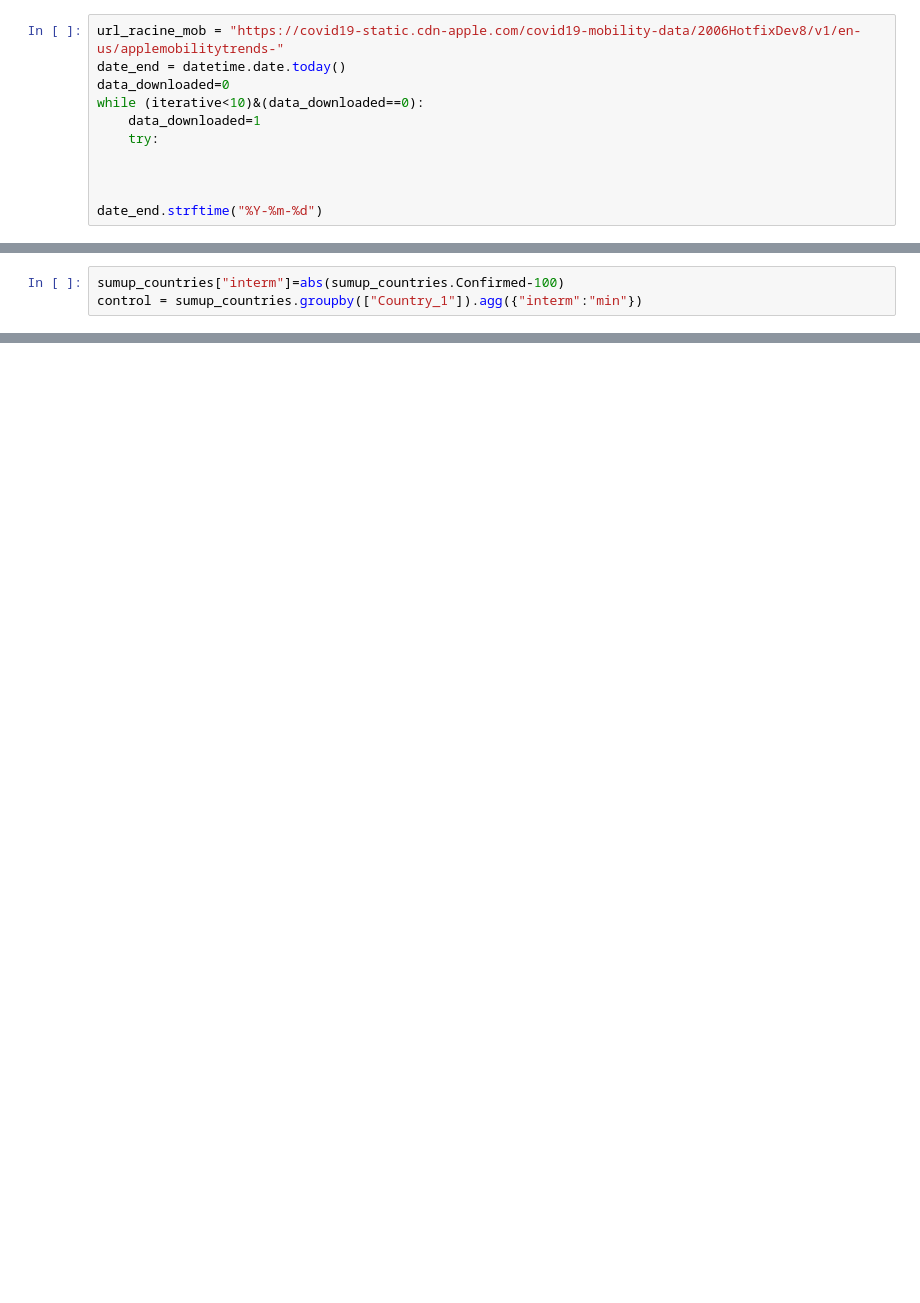
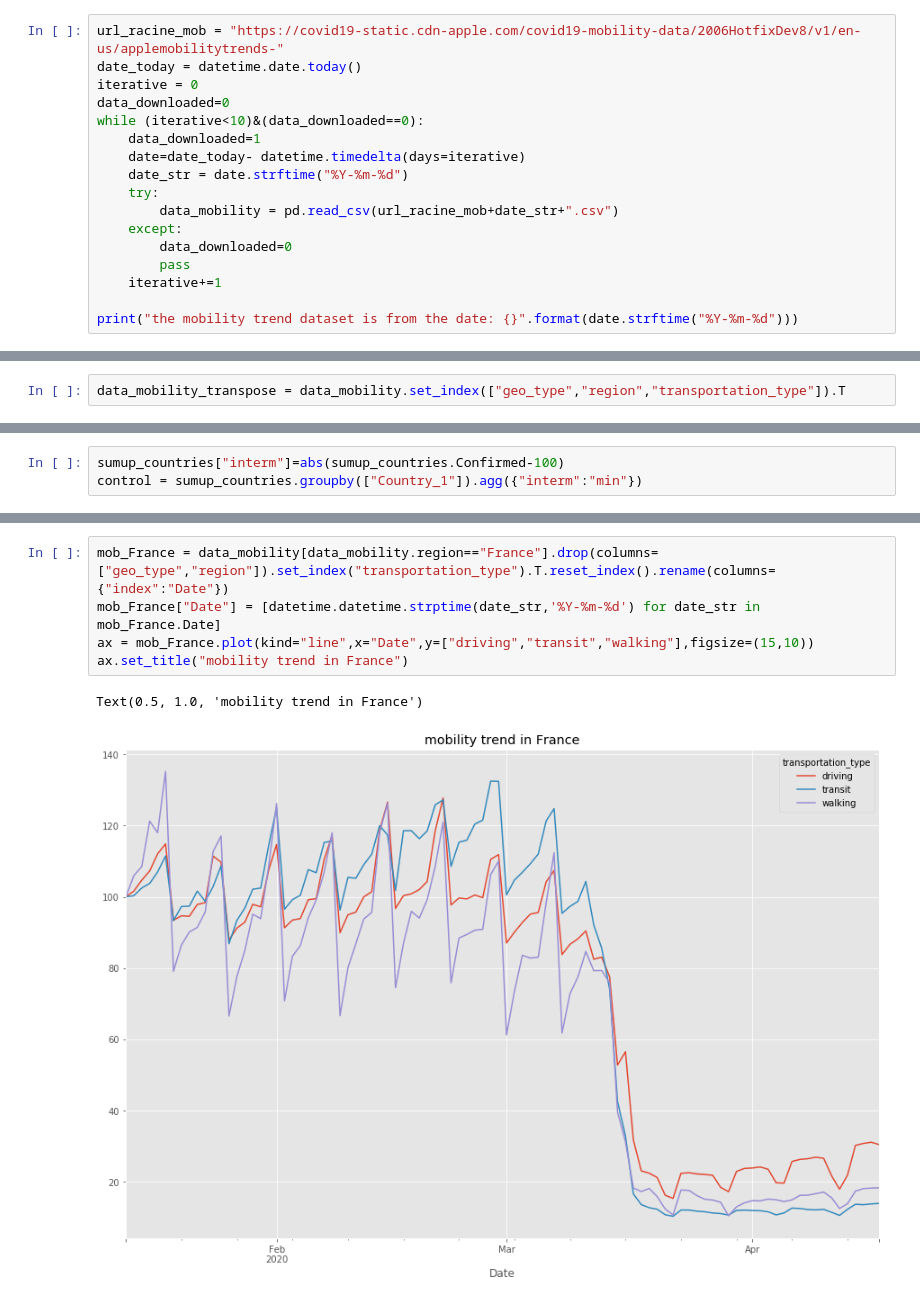
Before and after one commit to BWhannou/Covid_mobility, a Jupyter notebook: Exploratory Data Analysis.ipynb, the cells around one changed output, grey strips where cells are left out. Cells and saved outputs as stored; diff of their text form; blank space fills up the shorter version.

```diff
--- a/Exploratory Data Analysis.ipynb
+++ b/Exploratory Data Analysis.ipynb
@@ -224,13 +224,19 @@ ax.set_ylabel("Number of cases")
 ## Mobility trends
 # %%
 url_racine_mob = "https://covid19-static.cdn-apple.com/covid19-mobility-data/2006HotfixDev8/v1/en-us/applemobilitytrends-"
-date_end = datetime.date.today()
+date_today = datetime.date.today()
+iterative = 0
 data_downloaded=0
 while (iterative<10)&(data_downloaded==0):
     data_downloaded=1
+    date=date_today- datetime.timedelta(days=iterative)
+    date_str = date.strftime("%Y-%m-%d")
     try:
+        data_mobility = pd.read_csv(url_racine_mob+date_str+".csv")
+    except:
+        data_downloaded=0
+        pass
+    iterative+=1
 
-
-
-date_end.strftime("%Y-%m-%d")
+print("the mobility trend dataset is from the date: {}".format(date.strftime("%Y-%m-%d")))
 # %% [output]
@@ -261,3 +254,5 @@ pd.read_csv("https://covid19-static.cdn-apple.com/covid19-mobility-data/2006Hotf
+# %%
+data_mobility_transpose = data_mobility.set_index(["geo_type","region","transportation_type"]).T
 # %% [markdown]
 # Feature engineering
 # %%
@@ -288,3 +291,11 @@ sumup_countries = sumup_countries.merge(df,how="left",on="Country_1").assign(sin
+# %%
+mob_France = data_mobility[data_mobility.region=="France"].drop(columns=["geo_type","region"]).set_index("transportation_type").T.reset_index().rename(columns={"index":"Date"})
+mob_France["Date"] = [datetime.datetime.strptime(date_str,'%Y-%m-%d') for date_str in mob_France.Date]
+ax = mob_France.plot(kind="line",x="Date",y=["driving","transit","walking"],figsize=(15,10))
+ax.set_title("mobility trend in France")
+# %% [output]
+Text(0.5, 1.0, 'mobility trend in France')
+[figure, added]
 # %%
 ax = sumup_countries[(sumup_countries.Country_1=="France")&(sumup_countries.since_100th.astype("int")>-1)].plot(kind="line",x="since_100th",y="Confirmed",figsize=(15,10))
 ax.set_title("Number of confirmed cases in France")
```
Also changed, not shown: parts of 15 cells of this notebook.
